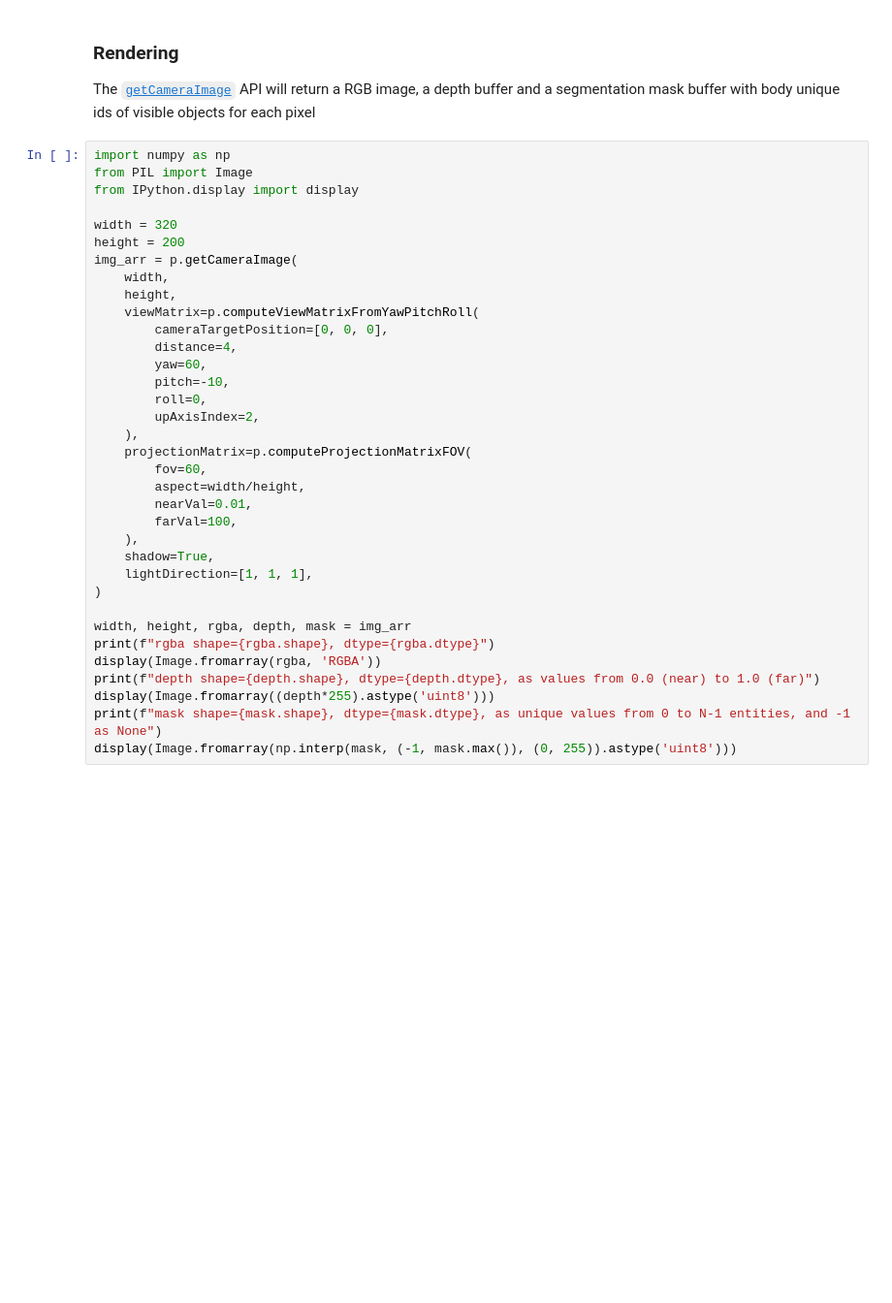
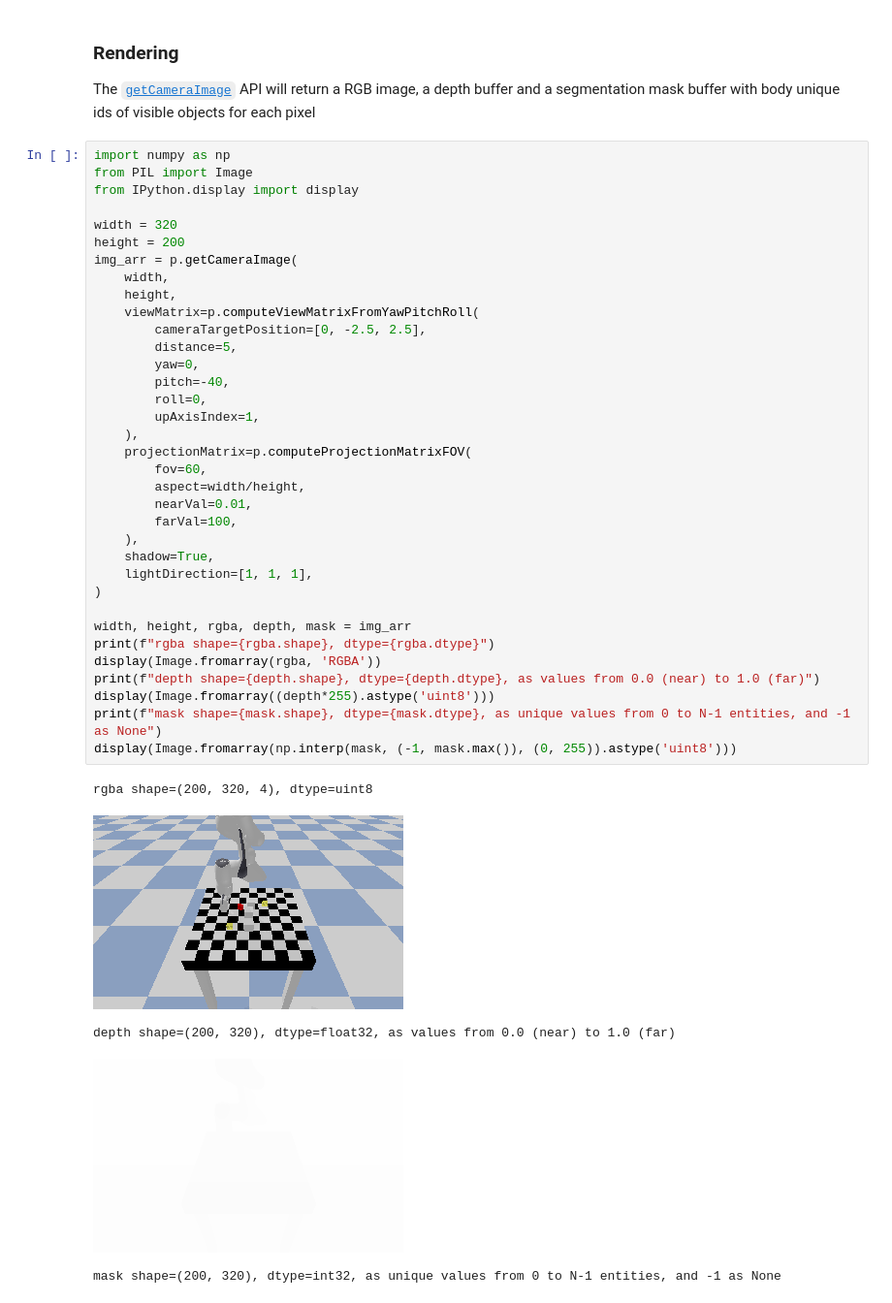
Before and after one commit to danihyunlee/6998_Decision_Transformers, a Jupyter notebook: PyBullet_demo.ipynb, the cells around one changed output. Shown at 97% size. Cells and saved outputs as stored; diff of their text form; blank space fills up the shorter version.

Commit message:
Added PyBullet_demo depth map not working

```diff
--- a/PyBullet_demo.ipynb
+++ b/PyBullet_demo.ipynb
@@ -330,35 +318,41 @@ API will return a RGB image, a depth buffer and a segmentation mask buffer with
 # %%
 import numpy as np
 from PIL import Image
 from IPython.display import display
 
 width = 320
 height = 200
 img_arr = p.getCameraImage(
     width,
     height,
     viewMatrix=p.computeViewMatrixFromYawPitchRoll(
-        cameraTargetPosition=[0, 0, 0],
-        distance=4,
-        yaw=60,
-        pitch=-10,
+        cameraTargetPosition=[0, -2.5, 2.5],
+        distance=5,
+        yaw=0,
+        pitch=-40,
         roll=0,
-        upAxisIndex=2,
+        upAxisIndex=1,
     ),
     projectionMatrix=p.computeProjectionMatrixFOV(
         fov=60,
         aspect=width/height,
         nearVal=0.01,
         farVal=100,
     ),
     shadow=True,
     lightDirection=[1, 1, 1],
 )
 
 width, height, rgba, depth, mask = img_arr
 print(f"rgba shape={rgba.shape}, dtype={rgba.dtype}")
 display(Image.fromarray(rgba, 'RGBA'))
 print(f"depth shape={depth.shape}, dtype={depth.dtype}, as values from 0.0 (near) to 1.0 (far)")
 display(Image.fromarray((depth*255).astype('uint8')))
 print(f"mask shape={mask.shape}, dtype={mask.dtype}, as unique values from 0 to N-1 entities, and -1 as None")
 display(Image.fromarray(np.interp(mask, (-1, mask.max()), (0, 255)).astype('uint8')))
+# %% [output]
+rgba shape=(200, 320, 4), dtype=uint8
+[figure, added]
+depth shape=(200, 320), dtype=float32, as values from 0.0 (near) to 1.0 (far)
+[figure, added]
+mask shape=(200, 320), dtype=int32, as unique values from 0 to N-1 entities, and -1 as None
```
Also changed, not shown: parts of 4 cells of this notebook.
